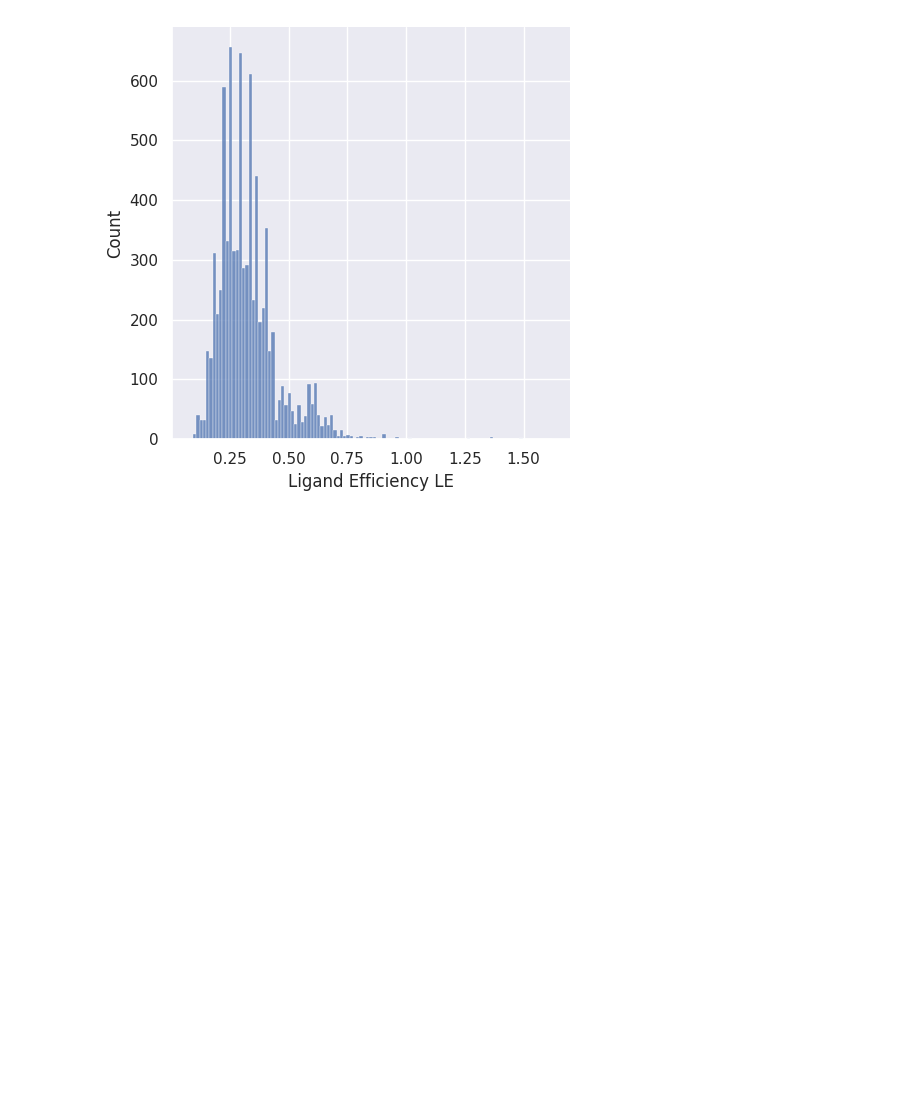
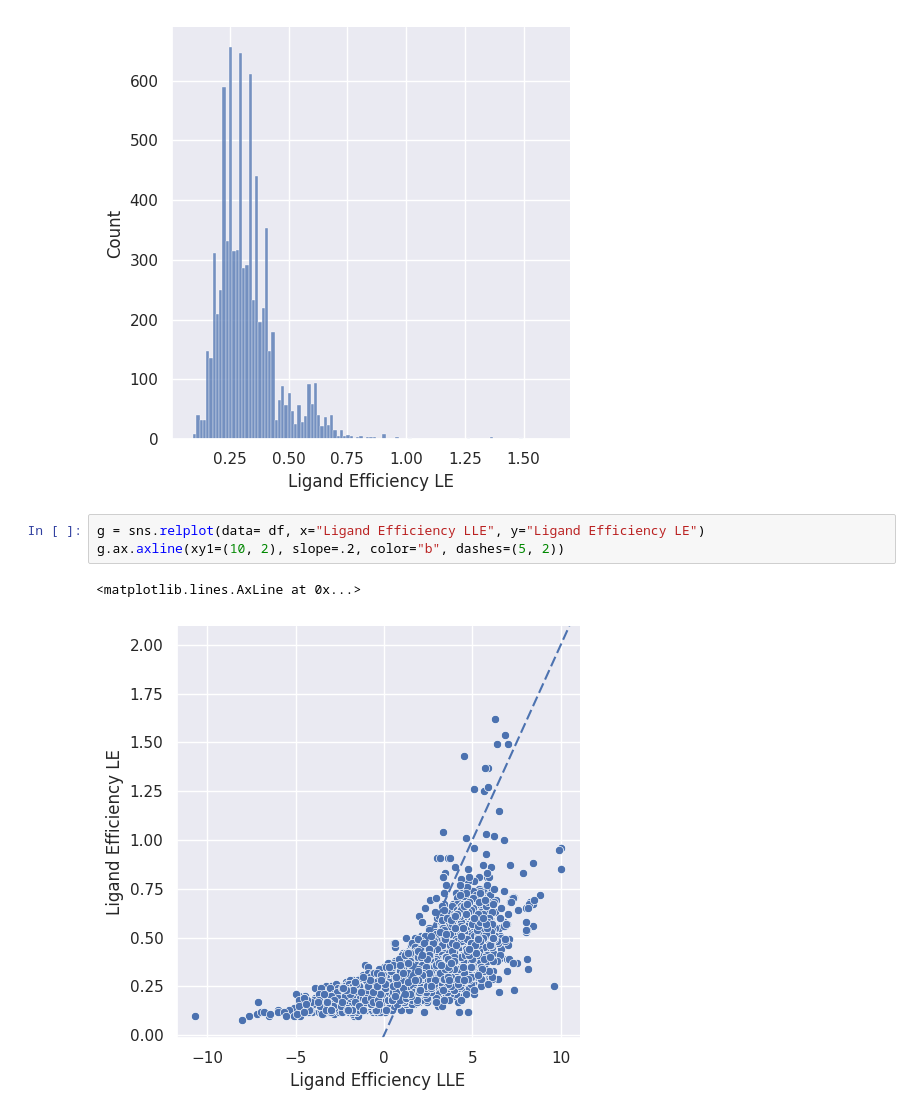
Before and after one commit to briskicedteaa/Scientific-Visualization-for-Computational-Biology, a Jupyter notebook: Fundamental_Scientific_Plots.ipynb, the cells around one changed output. Saved outputs shown, nothing was run; the diff lists cells and outputs as text; blank space fills up the shorter version.

Commit message:
Created a scatter plot comparing LLE and LE.

```diff
--- a/Fundamental_Scientific_Plots.ipynb
+++ b/Fundamental_Scientific_Plots.ipynb
@@ -30,3 +30,9 @@ sns.displot(df, x="Ligand Efficiency LE")
 # %% [output]
 <seaborn.axisgrid.FacetGrid at 0x...>
 [figure]
+# %%
+g = sns.relplot(data= df, x="Ligand Efficiency LLE", y="Ligand Efficiency LE")
+g.ax.axline(xy1=(10, 2), slope=.2, color="b", dashes=(5, 2))
+# %% [output]
+<matplotlib.lines.AxLine at 0x...>
+[figure, added]
```
